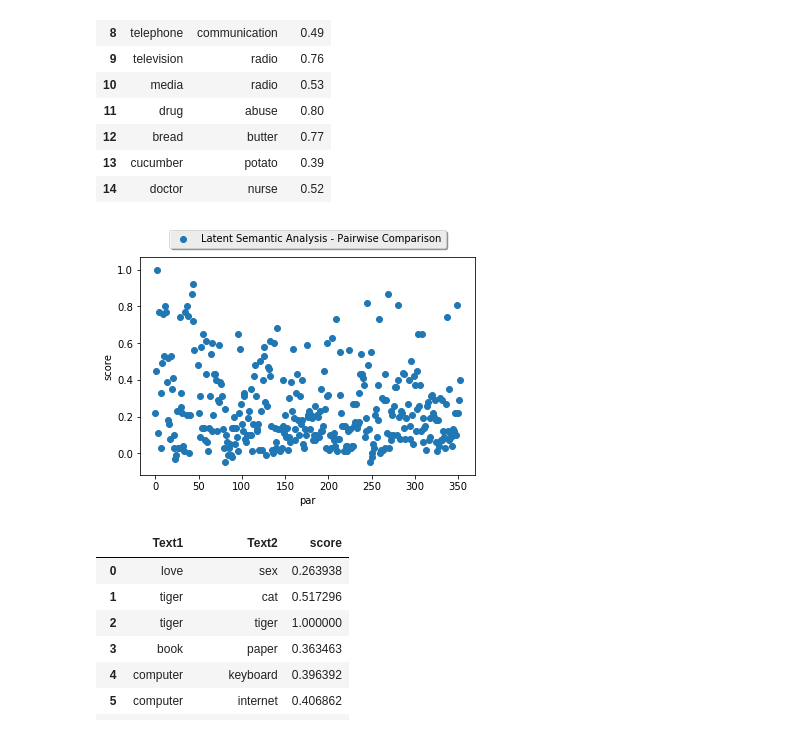
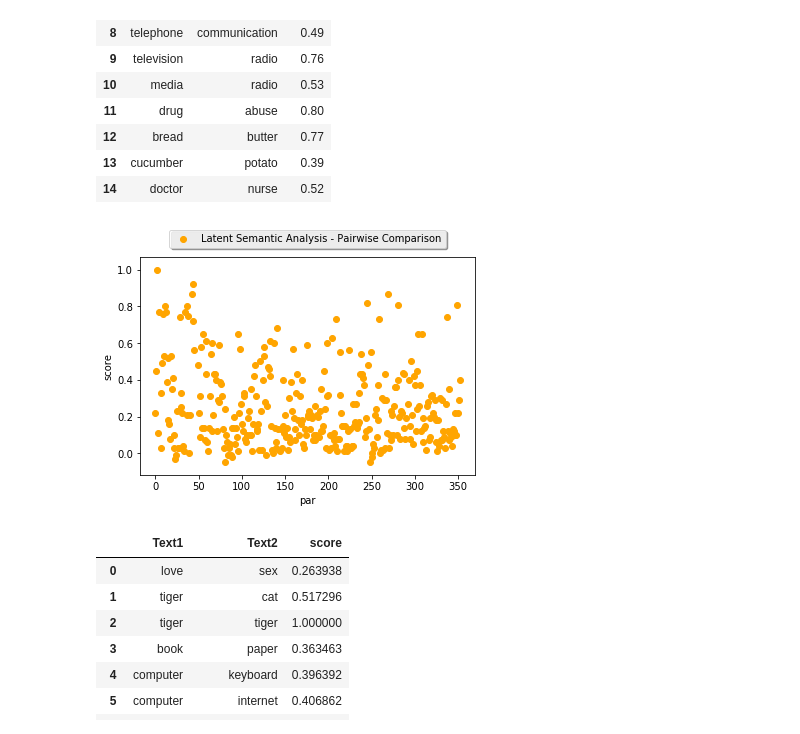
Before and after one commit to barbeiton/tpscd, a Jupyter notebook: tp6/tp6_3.ipynb, the cells around one changed output. Cells and saved outputs as stored; diff of their text form; code cells hidden in the pictures.

```diff
--- a/tp6/tp6_3.ipynb
+++ b/tp6/tp6_3.ipynb
@@ -80,14 +82,14 @@ wx2 = df2.loc[:,['score']]
 wy2 = list(range(0, len(wx2)))
 # %%
 plt.figure()
-plt.scatter(wy2, wx2, label = "Latent Semantic Analysis - Pairwise Comparison")
+plt.scatter(wy2, wx2, label = "Latent Semantic Analysis - Pairwise Comparison", color='orange')
 plt.legend(loc='upper center', bbox_to_anchor=(0.5, 1.15),fancybox=True, shadow=True, ncol=6)
 plt.xlabel('par')
 plt.ylabel('score')
 plt.show()
 plt.close()
 # %% [output]
-[figure, old version]
+[figure, new version]
 # %%
 import gensim
 # %%
```
Also changed, not shown: parts of 16 cells of this notebook.
